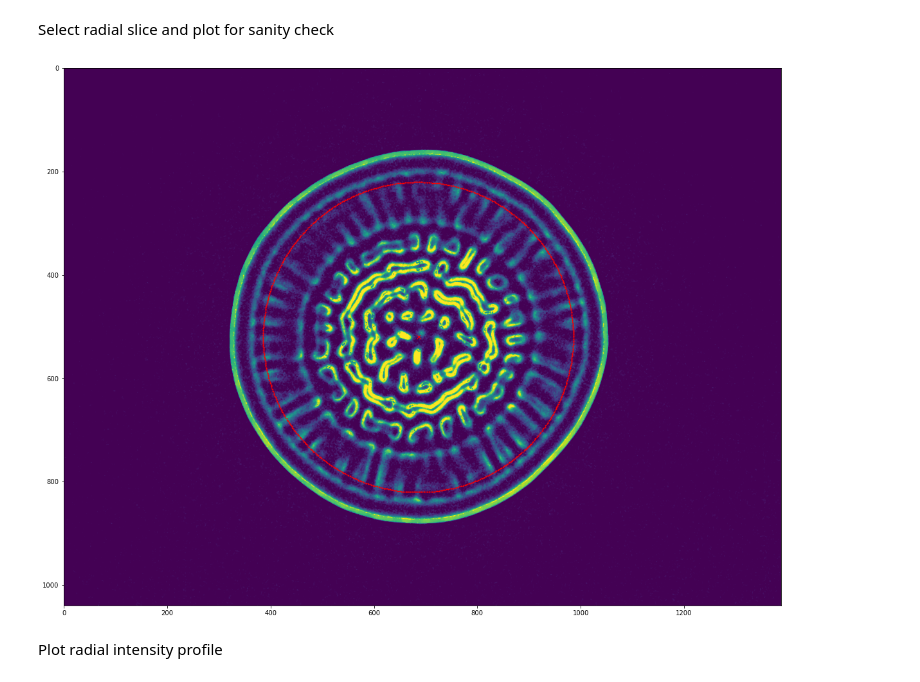
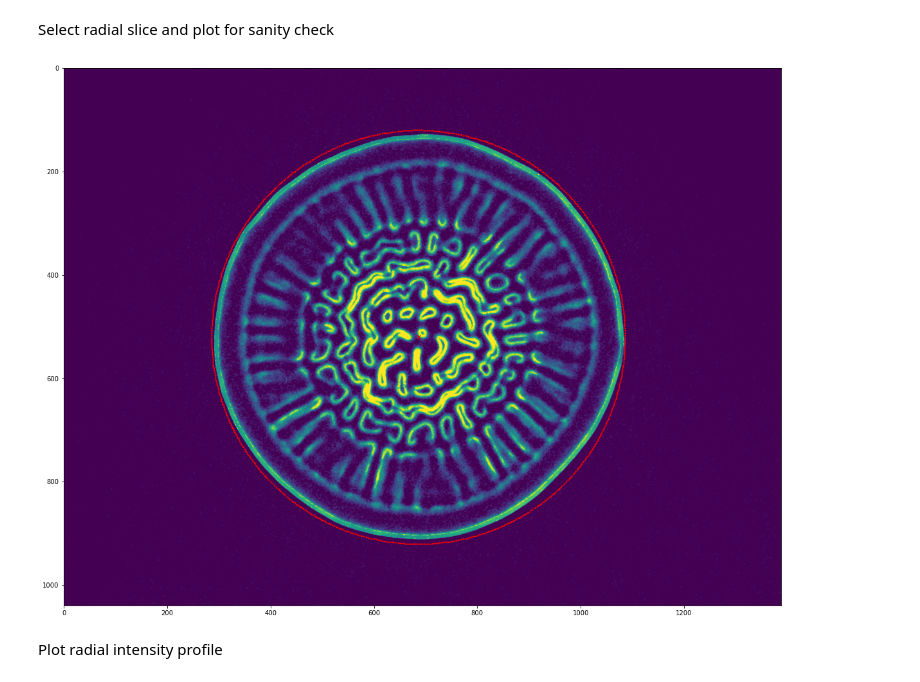
Before and after one commit to RadhikaGupta88/Biofilms, a Jupyter notebook: notebooks/3-radial_selections.ipynb, the cells around one changed output. Drawn from its saved outputs; the diff is of its cells as text; code cells hidden in the pictures.

```diff
--- a/notebooks/3-radial_selections.ipynb
+++ b/notebooks/3-radial_selections.ipynb
@@ -19,7 +19,7 @@ Load stack and image
 # %%
 bio_image = imread(str(BUCKLING_PATH / "200920_biolight_nobg_nooutliers_despeckle_enhance.tif"))
 # %%
-slice = 100
+slice = 120
 image = bio_image[slice]
 # %%
 height, width = np.shape(image)
@@ -41,17 +70,17 @@ coffee_ring_radius
 # %% [markdown]
 Select radial slice and plot for sanity check
 # %%
-stack = create_radius_select_stack(image, center_fitted, target_radius = 300, tolerance = 0.5)
+stack = create_radius_select_stack(bio_image[120], center_fitted, target_radius = 400, tolerance = 0.5)
 data = stack[2]
 # %%
 fig, ax = plt.subplots(1,1, figsize=(20, 20))
-ax.imshow(image)
+ax.imshow(bio_image[120])
 ax.plot(x_center, y_center, 'xr')
 ax.plot(stack[0][::2], stack[1][::2], 'ro', ms = 1)
 ax.set_aspect('equal')
 plt.show()
 # %% [output]
-[figure, old version]
+[figure, new version]
 # %% [markdown]
 Plot radial intensity profile
 # %%
```
Also changed, not shown: parts of 4 cells of this notebook, 2 other files.
